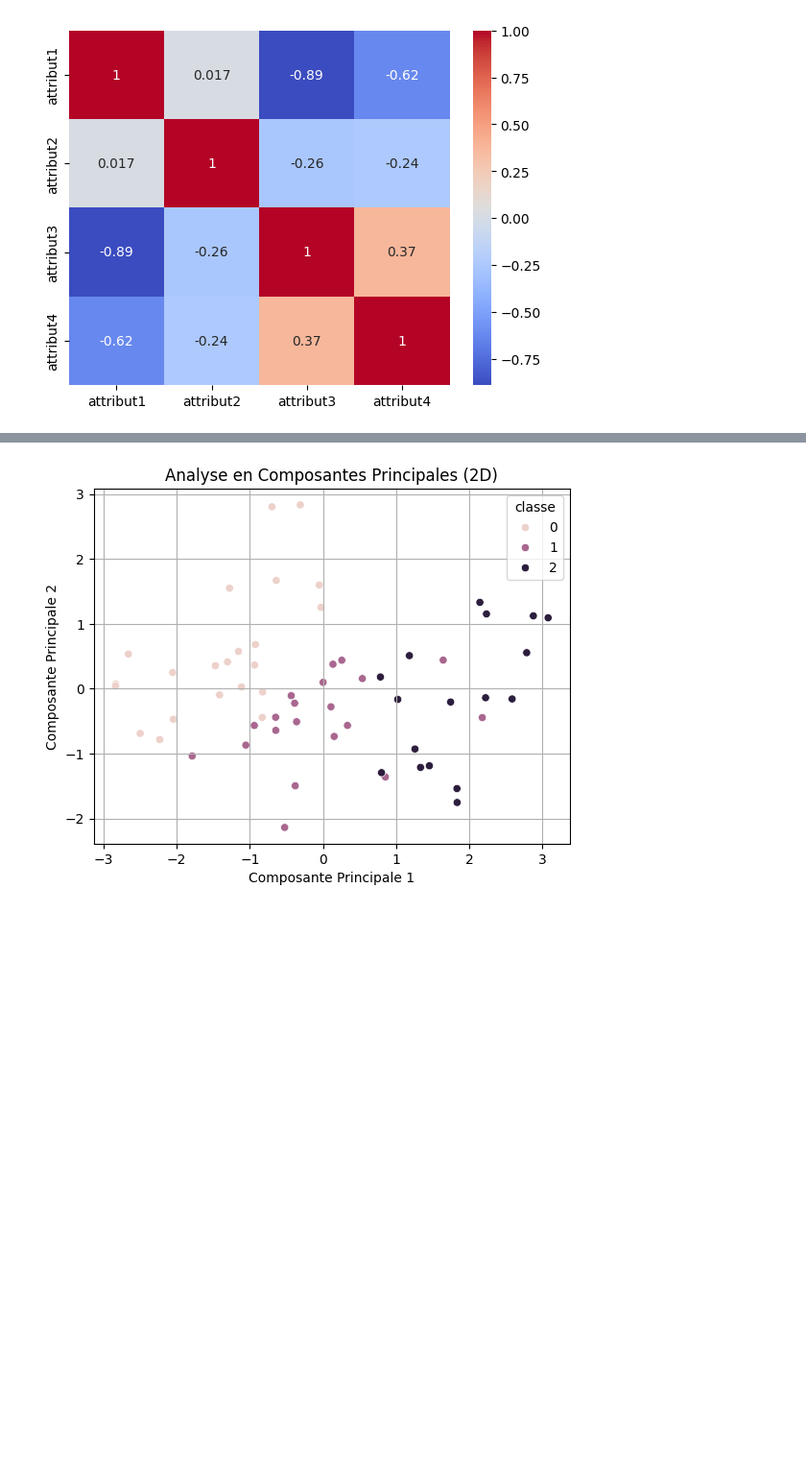
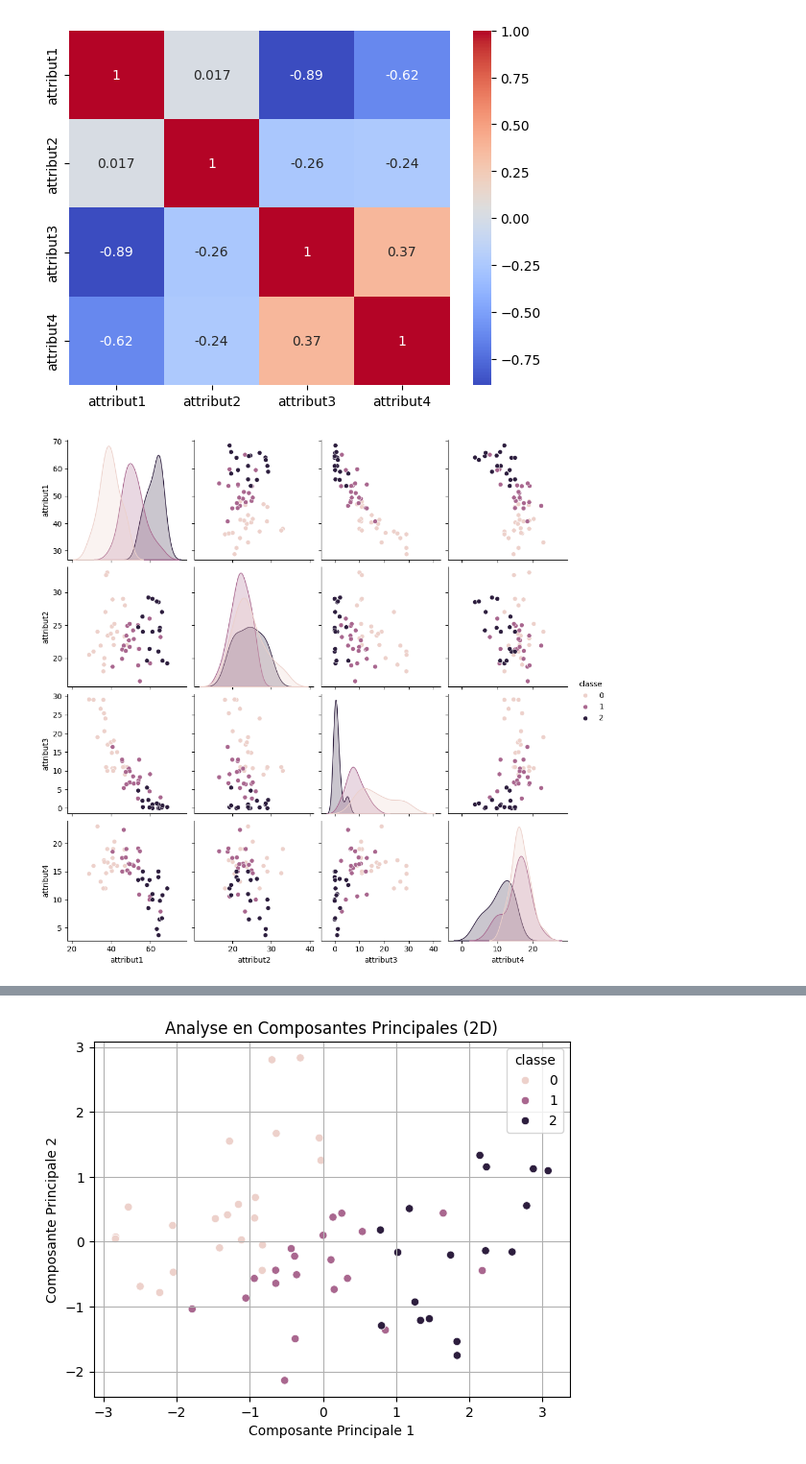
Before and after one commit to NtoDeath/Forage_de_donnees, a Jupyter notebook: tp1.ipynb, the cells around one changed output, grey strips where cells are left out. Shown at 96% size. Saved outputs shown, nothing was run; the diff lists cells and outputs as text; code cells hidden in the pictures; blank space fills up the shorter version.

```diff
--- a/tp1.ipynb
+++ b/tp1.ipynb
@@ -59,5 +58,10 @@ sns.heatmap(data[['attribut1', 'attribut2', 'attribut3', 'attribut4']].corr(), a
 plt.show()
 # %% [output]
 [figure]
+# %%
+sns.pairplot(data[['attribut1', 'attribut2', 'attribut3', 'attribut4', 'classe']], hue='classe')
+plt.show()
+# %% [output]
+[figure, added]
 # %% [markdown]
 ## a)
```
Also changed, not shown: parts of 13 cells of this notebook.
